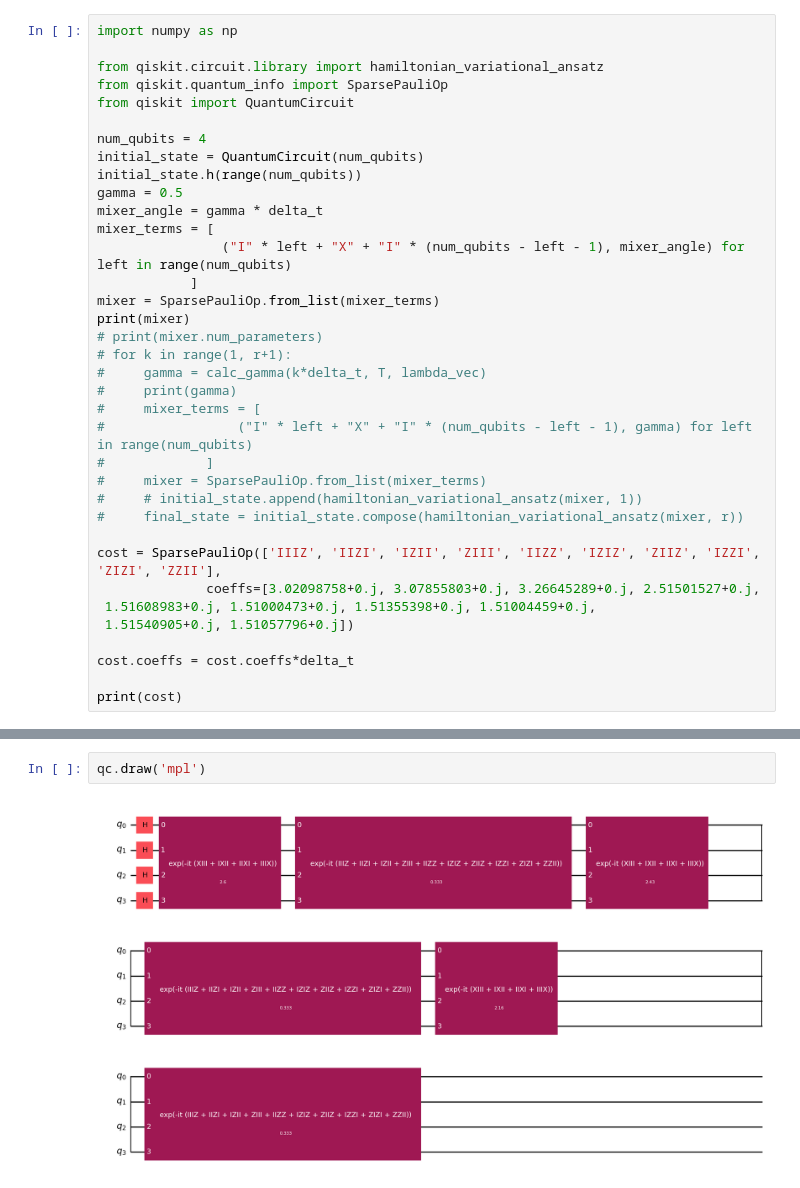
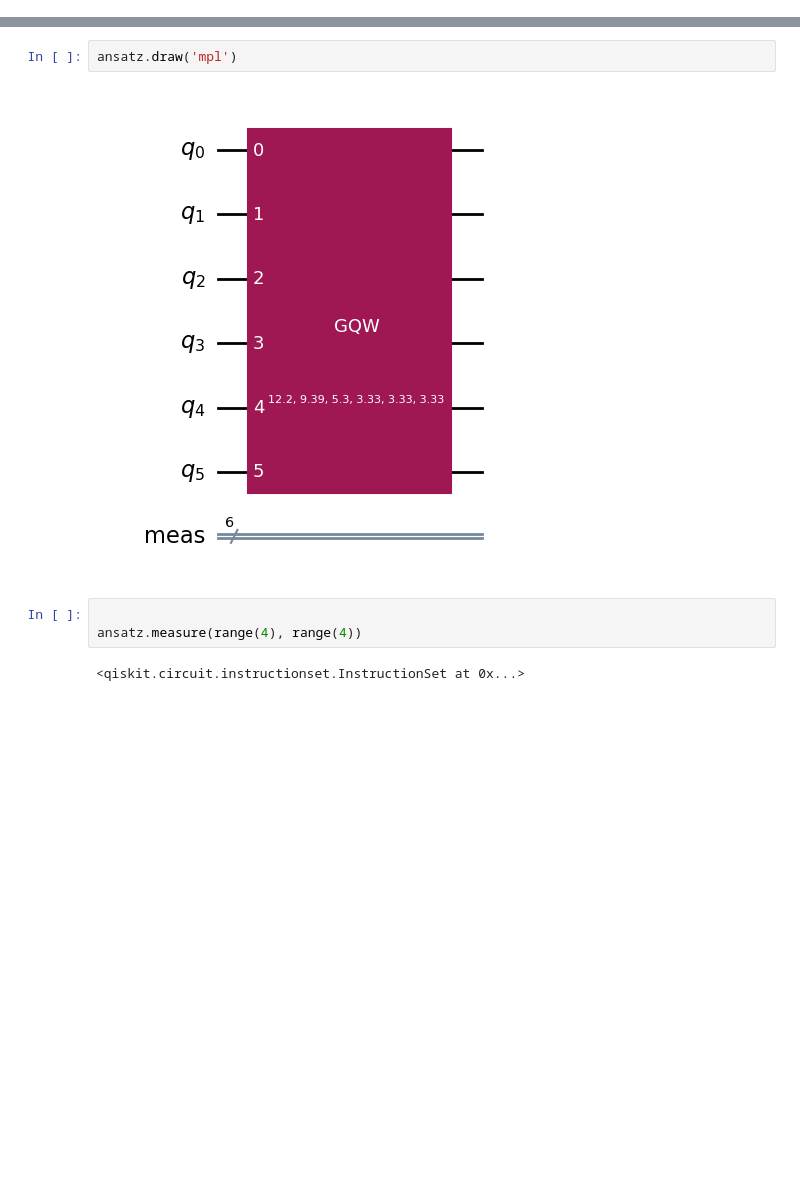
Before and after one commit to farhan2418/quantum_portfolio_optimization, a Jupyter notebook: main/notebooks/guided_hopping_rate.ipynb, the cells around one changed output, grey strips where cells are left out. Saved outputs shown, nothing was run; the diff lists cells and outputs as text; blank space fills up the shorter version.

```diff
--- a/main/notebooks/guided_hopping_rate.ipynb
+++ b/main/notebooks/guided_hopping_rate.ipynb
@@ -49,36 +22,0 @@ print(lambda_vec)
-# %%
-import numpy as np
-
-from qiskit.circuit.library import hamiltonian_variational_ansatz
-from qiskit.quantum_info import SparsePauliOp
-from qiskit import QuantumCircuit
-
-num_qubits = 4
-initial_state = QuantumCircuit(num_qubits)
-initial_state.h(range(num_qubits))
-gamma = 0.5
-mixer_angle = gamma * delta_t
-mixer_terms = [
-                ("I" * left + "X" + "I" * (num_qubits - left - 1), mixer_angle) for left in range(num_qubits)
-            ]
-mixer = SparsePauliOp.from_list(mixer_terms)
-print(mixer)
-# print(mixer.num_parameters)
-# for k in range(1, r+1):
-#     gamma = calc_gamma(k*delta_t, T, lambda_vec)
-#     print(gamma)
-#     mixer_terms = [
-#                 ("I" * left + "X" + "I" * (num_qubits - left - 1), gamma) for left in range(num_qubits)
-#             ]
-#     mixer = SparsePauliOp.from_list(mixer_terms)
-#     # initial_state.append(hamiltonian_variational_ansatz(mixer, 1))
-#     final_state = initial_state.compose(hamiltonian_variational_ansatz(mixer, r))
-
-cost = SparsePauliOp(['IIIZ', 'IIZI', 'IZII', 'ZIII', 'IIZZ', 'IZIZ', 'ZIIZ', 'IZZI', 'ZIZI', 'ZZII'],
-              coeffs=[3.02098758+0.j, 3.07855803+0.j, 3.26645289+0.j, 2.51501527+0.j,
- 1.51608983+0.j, 1.51000473+0.j, 1.51355398+0.j, 1.51004459+0.j,
- 1.51540905+0.j, 1.51057796+0.j])
-
-cost.coeffs = cost.coeffs*delta_t
-
-print(cost)
@@ -177,4 +94,9 @@ qc = ansatz._build()
 # %%
-qc.draw('mpl')
+ansatz.draw('mpl')
 # %% [output]
-[figure, old version]
+[figure, new version]
+# %%
+
+ansatz.measure(range(4), range(4))
+# %% [output]
+<qiskit.circuit.instructionset.InstructionSet at 0x...>
```
Also changed, not shown: parts of 6 cells of this notebook, 7 other files.
